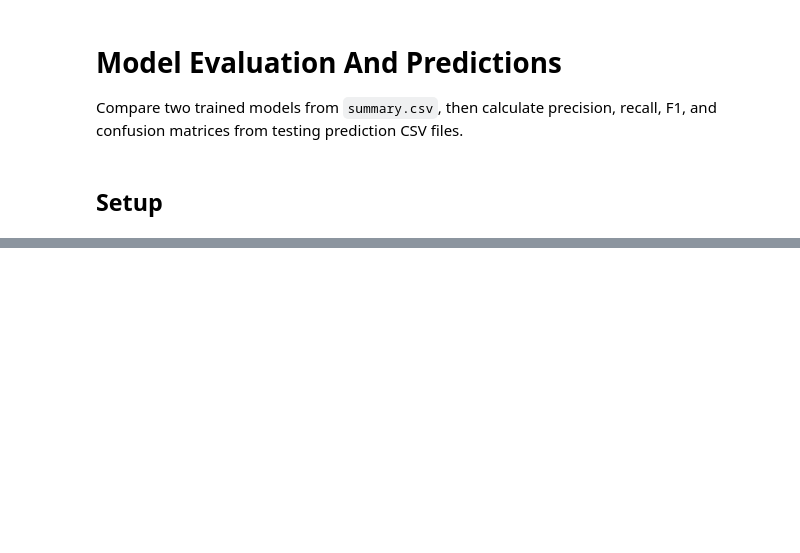
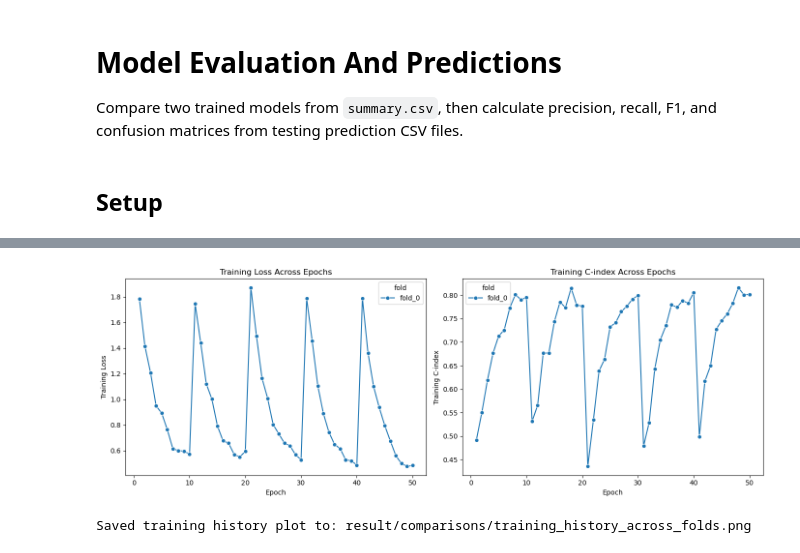
Before and after one commit to minnminncherry/BrainCancerSurv, a Jupyter notebook: model_evaluation_and_predictions.ipynb, the cells around one changed output, grey strips where cells are left out. Saved outputs shown, nothing was run; the diff lists cells and outputs as text; code cells hidden in the pictures; blank space fills up the shorter version.

```diff
--- a/model_evaluation_and_predictions.ipynb
+++ b/model_evaluation_and_predictions.ipynb
@@ -192 +205,18 @@ print(f"Saved confusion matrix to: {output_path}")
 Saved confusion matrix to: result/comparisons/,mlp_confusion.png
+# %%
+import os
+import glob
+import pandas as pd
+
+checkpoint_dir = os.path.join("/home/licongcong/Desktop/learning/medical_image_classification/BrainCanerSurvival/result", "model_checkpoints")
+pattern = os.path.join(checkpoint_dir, "training_history_fold_*.csv")
+history_files = sorted(glob.glob(pattern))
+
+df_list = [pd.read_csv(p) for p in history_files if os.path.exists(p)]
+if df_list:
+    df = pd.concat(df_list, ignore_index=True)
+else:
+    df = pd.DataFrame()
+
+print(f"Loaded {len(df)} rows from {len(df_list)} files")
+df.head()
@@ -192,0 +231,55 @@ Saved confusion matrix to: result/comparisons/,mlp_confusion.png
+# %%
+if df.empty:
+    print("No training history data found. Please check result/model_checkpoints/training_history_fold_*.csv")
+else:
+    required_cols = {"train_loss", "train_cindex"}
+    missing_cols = sorted(required_cols - set(df.columns))
+
+    if missing_cols:
+        print(f"Cannot plot training history. Missing columns: {missing_cols}")
+        print(f"Available columns: {list(df.columns)}")
+    else:
+        plot_df = df.copy()
+        if "fold" not in plot_df.columns:
+            plot_df["fold"] = "fold_0"
+        plot_df["fold"] = plot_df["fold"].astype(str)
+
+        if "epoch" not in plot_df.columns:
+            plot_df["epoch"] = plot_df.groupby("fold").cumcount() + 1
+
+        fig, axes = plt.subplots(1, 2, figsize=(14, 5))
+
+        sns.lineplot(
+            data=plot_df,
+            x="epoch",
+            y="train_loss",
+            hue="fold",
+            marker="o",
+            ax=axes[0],
+        )
+        axes[0].set_title("Training Loss Across Epochs")
+        axes[0].set_xlabel("Epoch")
+        axes[0].set_ylabel("Training Loss")
+
+        sns.lineplot(
+            data=plot_df,
+            x="epoch",
+            y="train_cindex",
+            hue="fold",
+            marker="o",
+            ax=axes[1],
+        )
+        axes[1].set_title("Training C-index Across Epochs")
+        axes[1].set_xlabel("Epoch")
+        axes[1].set_ylabel("Training C-index")
+
+        plt.tight_layout()
+        output_dir = Path("result/comparisons")
+        output_dir.mkdir(parents=True, exist_ok=True)
+        output_path = output_dir / "training_history_across_folds.png"
+        plt.savefig(output_path, dpi=300, bbox_inches="tight")
+        plt.show()
+        print(f"Saved training history plot to: {output_path}")
+# %% [output]
+[figure, added]
+Saved training history plot to: result/comparisons/training_history_across_folds.png
```
Also changed, not shown: parts of 6 cells of this notebook, 20 other files.
